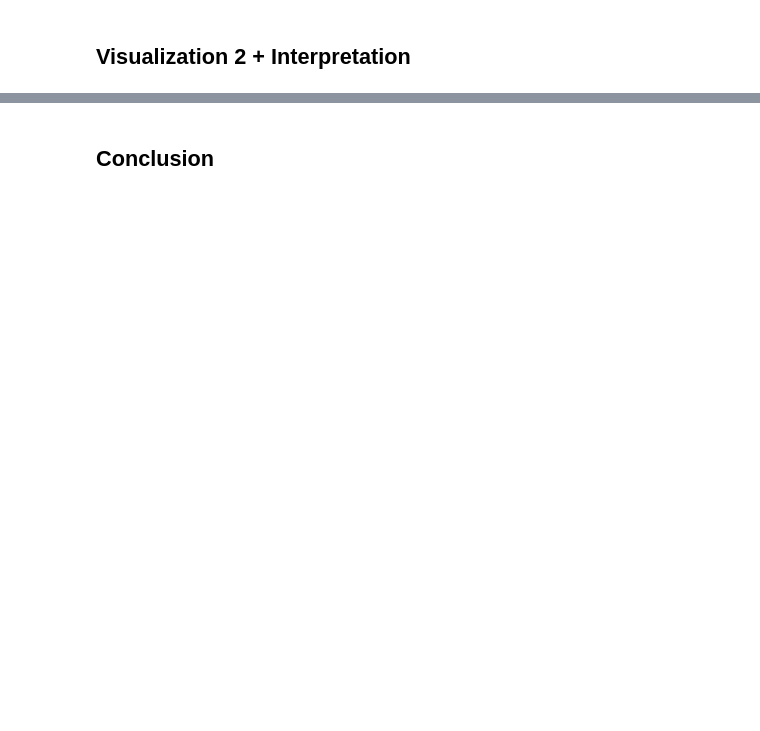
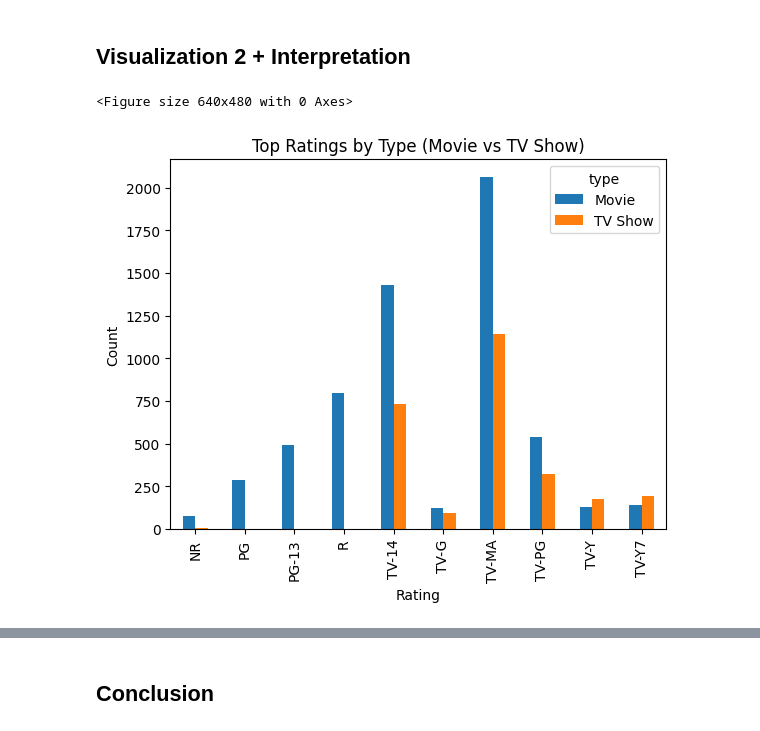
Before and after one commit to bellahavel/cs4379g-assignment1, a Jupyter notebook: notebooks/analysis.ipynb, the cells around one changed output, grey strips where cells are left out. Saved outputs shown, nothing was run; the diff lists cells and outputs as text; code cells hidden in the pictures; blank space fills up the shorter version.

```diff
--- a/notebooks/analysis.ipynb
+++ b/notebooks/analysis.ipynb
@@ -30,2 +128,20 @@ df.isna().sum().sort_values(ascending=False).head(10)
 # %% [markdown]
 ## Analysis 2
+# %%
+ratings_by_type = (
+    df.dropna(subset=["type", "rating"])
+      .groupby(["type", "rating"])
+      .size()
+      .reset_index(name="count")
+)
+
+# Get top 10 ratings overall so the plot is readable
+top_ratings = (
+    df["rating"].value_counts().head(10).index
+)
+
+ratings_top = ratings_by_type[ratings_by_type["rating"].isin(top_ratings)]
+
+pivot = ratings_top.pivot(index="rating", columns="type", values="count").fillna(0)
+
+pivot
@@ -32,2 +161,12 @@ df.isna().sum().sort_values(ascending=False).head(10)
 # %% [markdown]
 ## Visualization 2 + Interpretation
+# %%
+plt.figure()
+pivot.plot(kind="bar")
+plt.title("Top Ratings by Type (Movie vs TV Show)")
+plt.xlabel("Rating")
+plt.ylabel("Count")
+plt.show()
+# %% [output]
+<Figure size 640x480 with 0 Axes>
+[figure, added]
```
Also changed, not shown: parts of 10 cells of this notebook.
